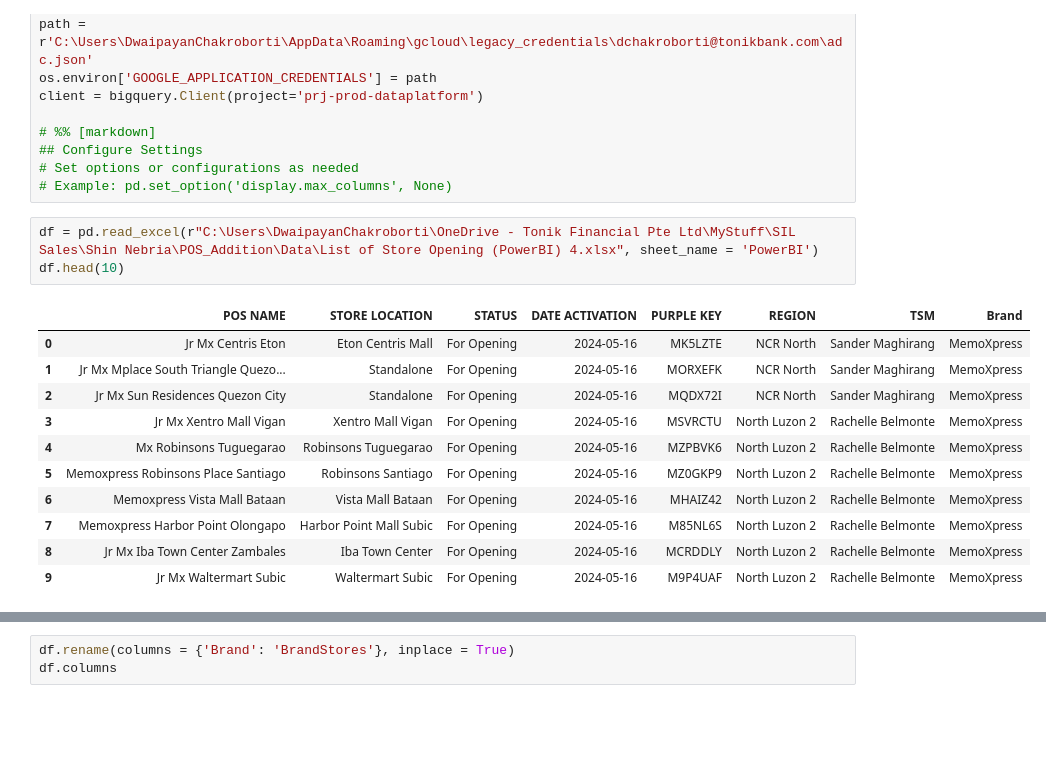
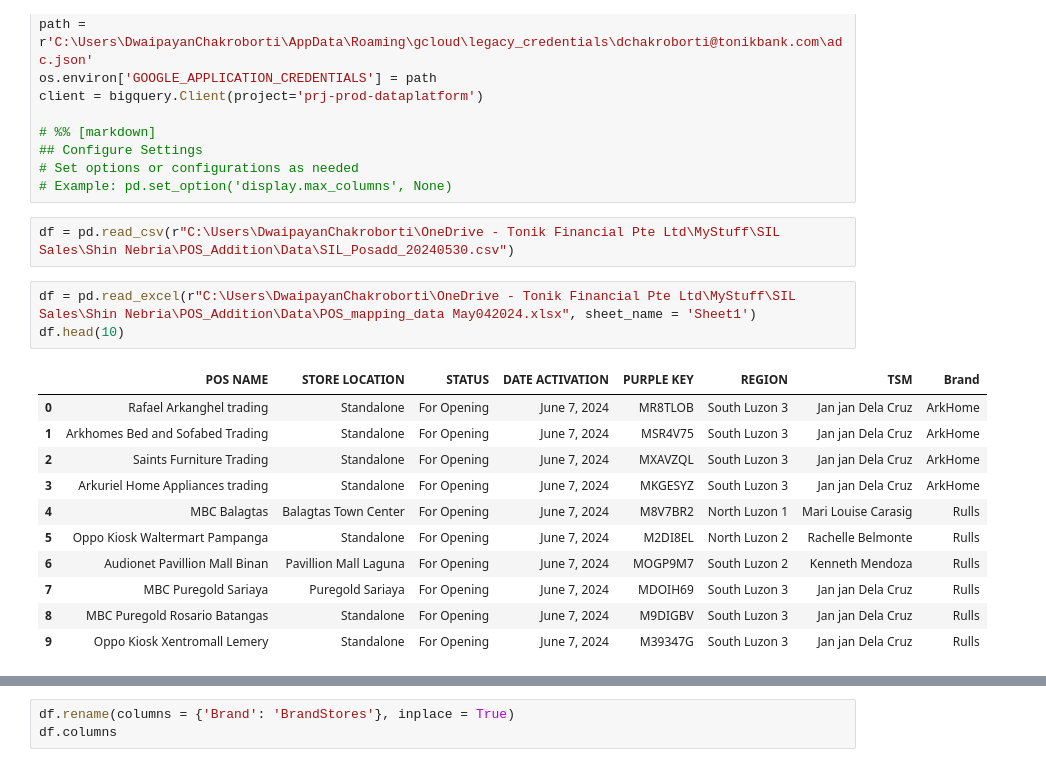
Before and after one commit to dchakroborti-tonik/POS_Addition, a Jupyter notebook: Notebook/Pos_mapping_new.ipynb, the cells around one changed output, grey strips where cells are left out. Cells and saved outputs as stored; diff of their text form; blank space fills up the shorter version.

Commit message:
Added new pos which will open on 7th June 2024

```diff
--- a/Notebook/Pos_mapping_new.ipynb
+++ b/Notebook/Pos_mapping_new.ipynb
@@ -23,18 +23,20 @@ client = bigquery.Client(project='prj-prod-dataplatform')
 ## Configure Settings
 # Set options or configurations as needed
 # Example: pd.set_option('display.max_columns', None)
+# %%
+df = pd.read_csv(r"C:\Users\DwaipayanChakroborti\OneDrive - Tonik Financial Pte Ltd\MyStuff\SIL Sales\Shin Nebria\POS_Addition\Data\SIL_Posadd_20240530.csv")
 # %%
-df = pd.read_excel(r"C:\Users\DwaipayanChakroborti\OneDrive - Tonik Financial Pte Ltd\MyStuff\SIL Sales\Shin Nebria\POS_Addition\Data\List of Store Opening (PowerBI) 4.xlsx", sheet_name = 'PowerBI')
+df = pd.read_excel(r"C:\Users\DwaipayanChakroborti\OneDrive - Tonik Financial Pte Ltd\MyStuff\SIL Sales\Shin Nebria\POS_Addition\Data\POS_mapping_data May042024.xlsx", sheet_name = 'Sheet1')
 df.head(10)
 # %% [output]
 |  | POS NAME | STORE LOCATION | STATUS | DATE ACTIVATION | PURPLE KEY | REGION | TSM | Brand |
-| 0 | Jr Mx Centris Eton | Eton Centris Mall | For Opening | 2024-05-16 | MK5LZTE | NCR North | Sander Maghirang | MemoXpress |
-| 1 | Jr Mx Mplace South Triangle Quezo... | Standalone | For Opening | 2024-05-16 | MORXEFK | NCR North | Sander Maghirang | MemoXpress |
-| 2 | Jr Mx Sun Residences Quezon City | Standalone | For Opening | 2024-05-16 | MQDX72I | NCR North | Sander Maghirang | MemoXpress |
-| 3 | Jr Mx Xentro Mall Vigan | Xentro Mall Vigan | For Opening | 2024-05-16 | MSVRCTU | North Luzon 2 | Rachelle Belmonte | MemoXpress |
-| 4 | Mx Robinsons Tuguegarao | Robinsons Tuguegarao | For Opening | 2024-05-16 | MZPBVK6 | North Luzon 2 | Rachelle Belmonte | MemoXpress |
-| 5 | Memoxpress Robinsons Place Santiago | Robinsons Santiago | For Opening | 2024-05-16 | MZ0GKP9 | North Luzon 2 | Rachelle Belmonte | MemoXpress |
-| 6 | Memoxpress Vista Mall Bataan | Vista Mall Bataan | For Opening | 2024-05-16 | MHAIZ42 | North Luzon 2 | Rachelle Belmonte | MemoXpress |
-| 7 | Memoxpress Harbor Point Olongapo | Harbor Point Mall Subic | For Opening | 2024-05-16 | M85NL6S | North Luzon 2 | Rachelle Belmonte | MemoXpress |
-| 8 | Jr Mx Iba Town Center Zambales | Iba Town Center | For Opening | 2024-05-16 | MCRDDLY | North Luzon 2 | Rachelle Belmonte | MemoXpress |
-| 9 | Jr Mx Waltermart Subic | Waltermart Subic | For Opening | 2024-05-16 | M9P4UAF | North Luzon 2 | Rachelle Belmonte | MemoXpress |
+| 0 | Rafael Arkanghel trading | Standalone | For Opening | June 7, 2024 | MR8TLOB | South Luzon 3 | Jan jan Dela Cruz | ArkHome |
+| 1 | Arkhomes Bed and Sofabed Trading | Standalone | For Opening | June 7, 2024 | MSR4V75 | South Luzon 3 | Jan jan Dela Cruz | ArkHome |
+| 2 | Saints Furniture Trading | Standalone | For Opening | June 7, 2024 | MXAVZQL | South Luzon 3 | Jan jan Dela Cruz | ArkHome |
+| 3 | Arkuriel Home Appliances trading | Standalone | For Opening | June 7, 2024 | MKGESYZ | South Luzon 3 | Jan jan Dela Cruz | ArkHome |
+| 4 | MBC Balagtas | Balagtas Town Center | For Opening | June 7, 2024 | M8V7BR2 | North Luzon 1 | Mari Louise Carasig | Rulls |
+| 5 | Oppo Kiosk Waltermart Pampanga | Standalone | For Opening | June 7, 2024 | M2DI8EL | North Luzon 2 | Rachelle Belmonte | Rulls |
+| 6 | Audionet Pavillion Mall Binan | Pavillion Mall Laguna | For Opening | June 7, 2024 | MOGP9M7 | South Luzon 2 | Kenneth Mendoza | Rulls |
+| 7 | MBC Puregold Sariaya | Puregold Sariaya | For Opening | June 7, 2024 | MDOIH69 | South Luzon 3 | Jan jan Dela Cruz | Rulls |
+| 8 | MBC Puregold Rosario Batangas | Standalone | For Opening | June 7, 2024 | M9DIGBV | South Luzon 3 | Jan jan Dela Cruz | Rulls |
+| 9 | Oppo Kiosk Xentromall Lemery | Standalone | For Opening | June 7, 2024 | M39347G | South Luzon 3 | Jan jan Dela Cruz | Rulls |
```
Also changed, not shown: parts of 33 cells of this notebook, 4 other files.
